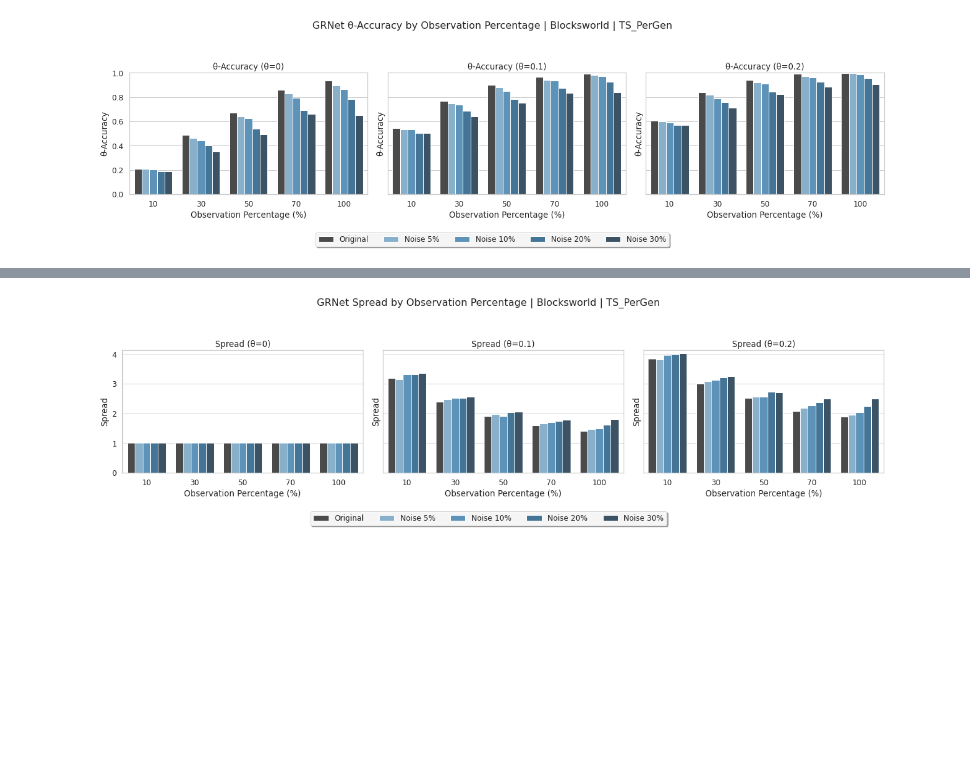
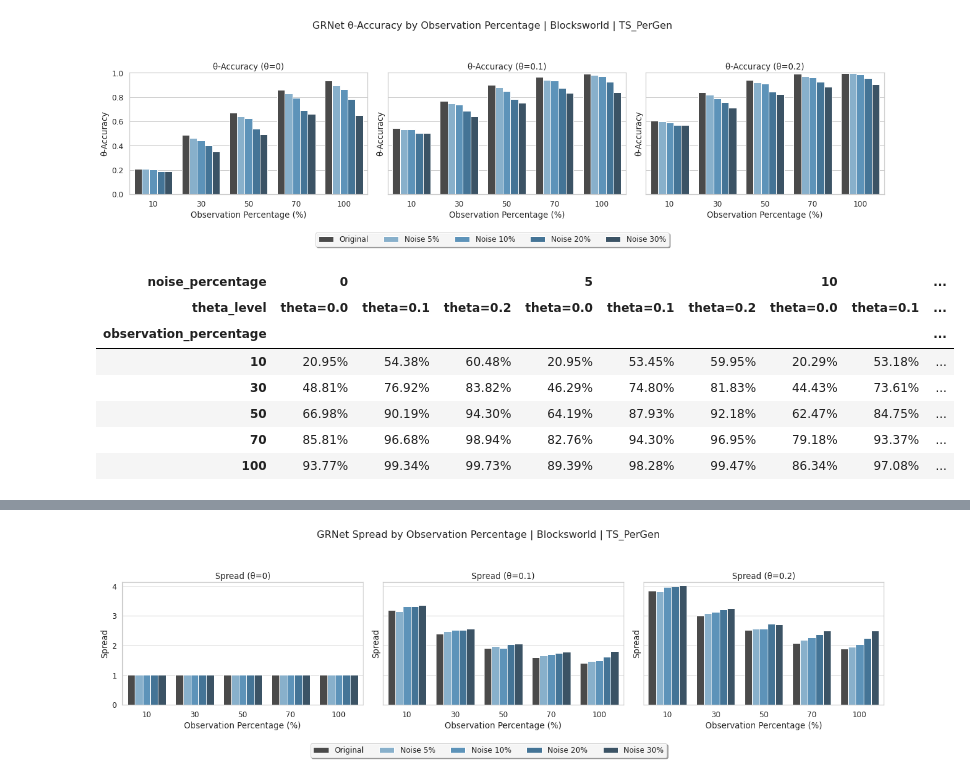
Before and after one commit to MechaMic38/GRNet, a Jupyter notebook: code/GRNet_approach.ipynb, the cells around one changed output, grey strips where cells are left out. Saved outputs shown, nothing was run; the diff lists cells and outputs as text; code cells hidden in the pictures; blank space fills up the shorter version.

```diff
--- a/code/GRNet_approach.ipynb
+++ b/code/GRNet_approach.ipynb
@@ -1086,13 +1086,14 @@ DOMAIN_NAME = 'blocksworld'
 
 # Paths to testsets and reports
 TS_DIR = 'TS_PerGen' # Either 'TS_PerGen' or 'TS_Per'
-ORIGINAL_DOMAIN_DIR = f'../testsets/{TS_DIR}/{DOMAIN_NAME}'
-NOISY_DOMAIN_DIR = f'../testsets/{TS_DIR}_noisy/{DOMAIN_NAME}/{DOMAIN_NAME}-noisy'
-REPORT_DIR = f'../testsets/{TS_DIR}_noisy/{DOMAIN_NAME}/report/{DOMAIN_NAME}-noisy'
+TS_VERSION = 'v2' # Either 'v1' or 'v2'
+ORIGINAL_DOMAIN_DIR = f'../testsets/{TS_VERSION}/{TS_DIR}/{DOMAIN_NAME}'
+NOISY_DOMAIN_DIR = f'../testsets/{TS_VERSION}/{TS_DIR}_noisy/{DOMAIN_NAME}/{DOMAIN_NAME}-noisy'
+REPORT_DIR = f'../testsets/{TS_VERSION}/{TS_DIR}_noisy/{DOMAIN_NAME}/report/{DOMAIN_NAME}-noisy'
 
 # Evaluation results paths
-ORIGINAL_RESULTS_DIR = f'../results/{TS_DIR}/{DOMAIN_NAME}'
-NOISY_RESULTS_DIR = f'../results/{TS_DIR}_noisy/{DOMAIN_NAME}'
+ORIGINAL_RESULTS_DIR = f'../results/{TS_VERSION}/{TS_DIR}/{DOMAIN_NAME}'
+NOISY_RESULTS_DIR = f'../results/{TS_VERSION}/{TS_DIR}_noisy/{DOMAIN_NAME}'
 
 # Temporary directory to unzip files
 TEMP_DIR = f'./files_temp_dir'
@@ -1930,3 +1982,55 @@ plt.tight_layout(rect=[0, 0.05, 1, 0.92])
 plt.show()
 # %% [output]
 [figure]
+# %%
+# Build the corresponding GR-Accuracy table for the combined results
+original_tmp_df = original_accuracy_df.copy()
+original_tmp_df["noise_percentage"] = 0
+
+combined_accuracy_df = pd.concat(
+    [original_tmp_df, noisy_accuracy_df],
+    ignore_index=True
+)
+
+# Build new dataframe for better visualization of theta-accuracies
+summary_rows = []
+for index, row in combined_accuracy_df.iterrows():
+    summary_rows.append({
+        'observation_percentage': row['observation_percentage'],
+        'noise_percentage': row['noise_percentage'],
+        'theta_level': "theta=0.0",
+        'theta_accuracy': row["theta_accuracy_0"]
+    })
+    summary_rows.append({
+        'observation_percentage': row['observation_percentage'],
+        'noise_percentage': row['noise_percentage'],
+        'theta_level': "theta=0.1",
+        'theta_accuracy': row["theta_accuracy_0.1"]
+    })
+    summary_rows.append({
+        'observation_percentage': row['observation_percentage'],
+        'noise_percentage': row['noise_percentage'],
+        'theta_level': "theta=0.2",
+        'theta_accuracy': row["theta_accuracy_0.2"]
+    })
+
+summary_df = pd.DataFrame(summary_rows)
+
+# Create a pivot table for better visualization
+pivot_table = summary_df.pivot_table(
+    index='observation_percentage',
+    columns=['noise_percentage', 'theta_level'],
+    values='theta_accuracy'
+)
+pivot_table = pivot_table.applymap(lambda x: f"{x*100:.2f}%")  # Round values for better readability
+
+pivot_table
+# %% [output]
+| noise_percentage | 0 |  |  | 5 |  |  | 10 |  | ... |
+| theta_level | theta=0.0 | theta=0.1 | theta=0.2 | theta=0.0 | theta=0.1 | theta=0.2 | theta=0.0 | theta=0.1 | ... |
+| observation_percentage |  |  |  |  |  |  |  |  | ... |
+| 10 | 20.95% | 54.38% | 60.48% | 20.95% | 53.45% | 59.95% | 20.29% | 53.18% | ... |
+| 30 | 48.81% | 76.92% | 83.82% | 46.29% | 74.80% | 81.83% | 44.43% | 73.61% | ... |
+| 50 | 66.98% | 90.19% | 94.30% | 64.19% | 87.93% | 92.18% | 62.47% | 84.75% | ... |
+| 70 | 85.81% | 96.68% | 98.94% | 82.76% | 94.30% | 96.95% | 79.18% | 93.37% | ... |
+| 100 | 93.77% | 99.34% | 99.73% | 89.39% | 98.28% | 99.47% | 86.34% | 97.08% | ... |
```
Also changed, not shown: parts of 5 cells of this notebook, 11 other files.
